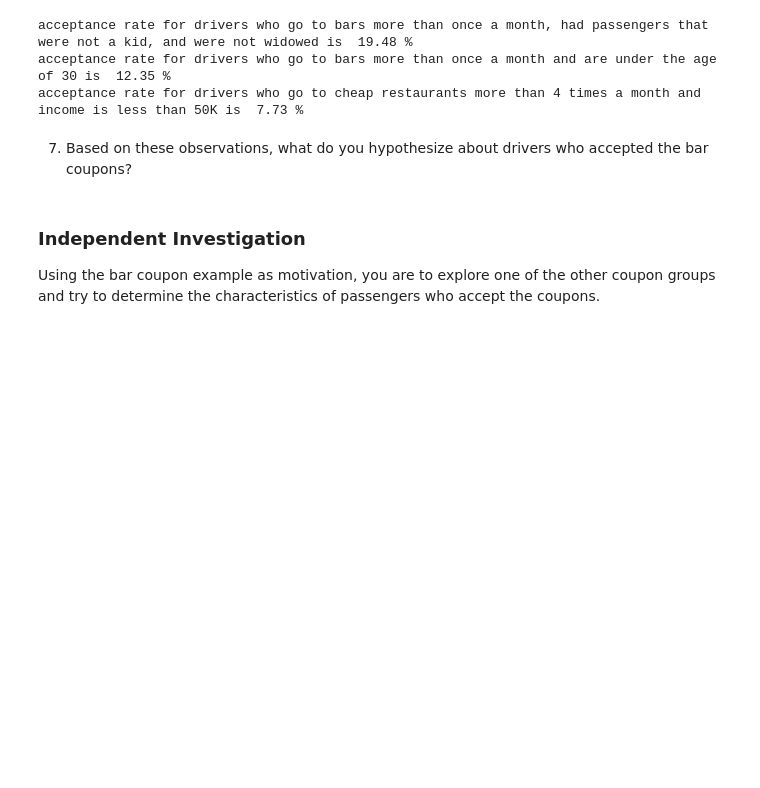
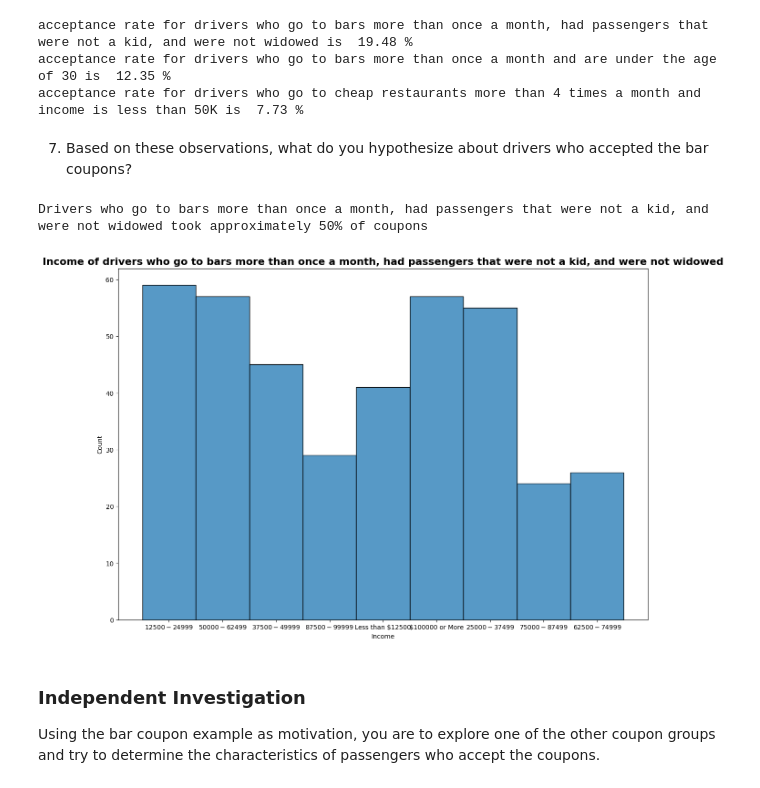
Before and after one commit to Ssahu620/SS-ML-AI-001, a Jupyter notebook: ss_promp.ipynb, the cells around one changed output. Drawn from its saved outputs; the diff is of its cells as text; code cells hidden in the pictures; blank space fills up the shorter version.

```diff
--- a/ss_promp.ipynb
+++ b/ss_promp.ipynb
@@ -495,6 +495,21 @@ acceptance rate for drivers who go to bars more than once a month and are under
 acceptance rate for drivers who go to cheap restaurants more than 4 times a month and income is less than 50K is  7.73 %
 # %% [markdown]
 7.  Based on these observations, what do you hypothesize about drivers who accepted the bar coupons?
+# %%
+print ("Drivers who go to bars more than once a month, had passengers that were not a kid, and were not widowed took approximately 50% of coupons")
+# %% [output]
+Drivers who go to bars more than once a month, had passengers that were not a kid, and were not widowed took approximately 50% of coupons
+# %%
+pass_not_kid_not_widowed.reset_index()
+pass_not_kid_not_widowed.head()
+sns.histplot(data = pass_not_kid_not_widowed, x = "income")
+plt.title("Income of drivers who go to bars more than once a month, had passengers that were not a kid, and were not widowed", fontsize=16, fontweight="bold")
+plt.xlabel("Income")
+plt.ylabel("Count")
+plt.gcf().set_size_inches(15, 10)
+plt.show()
+# %% [output]
+[figure, added]
 # %% [markdown]
 ### Independent Investigation
 
```
